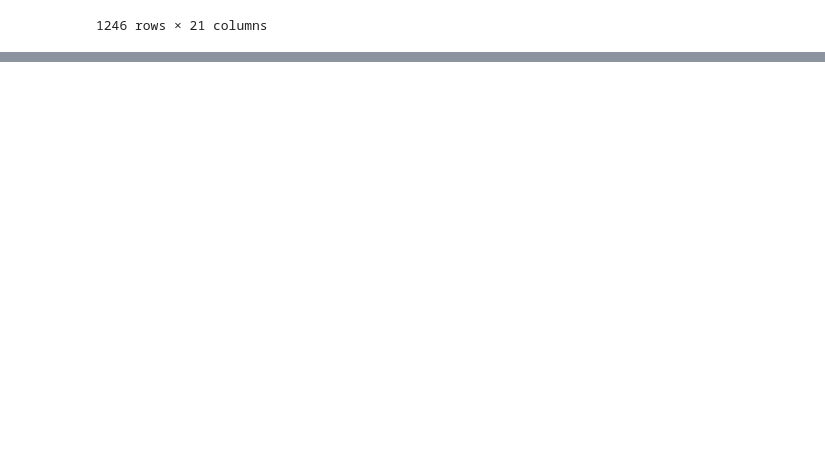
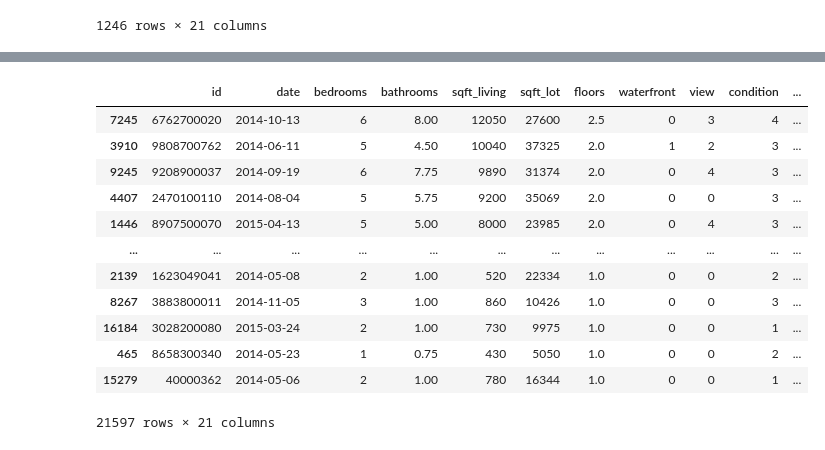
Before and after one commit to chiarab22/FinalProyect, a Jupyter notebook: Final project/python_notebook/python_questions.ipynb, the cells around one changed output, grey strips where cells are left out. Cells and saved outputs as stored; diff of their text form; code cells hidden in the pictures; blank space fills up the shorter version.

```diff
--- a/Final project/python_notebook/python_questions.ipynb
+++ b/Final project/python_notebook/python_questions.ipynb
@@ -253,0 +280,17 @@ KeyError: 1
+# %%
+#13
+dfordenado
+# %% [output]
+|  | id | date | bedrooms | bathrooms | sqft_living | sqft_lot | floors | waterfront | view | condition | ... |
+| 7245 | 6762700020 | 2014-10-13 | 6 | 8.00 | 12050 | 27600 | 2.5 | 0 | 3 | 4 | ... |
+| 3910 | 9808700762 | 2014-06-11 | 5 | 4.50 | 10040 | 37325 | 2.0 | 1 | 2 | 3 | ... |
+| 9245 | 9208900037 | 2014-09-19 | 6 | 7.75 | 9890 | 31374 | 2.0 | 0 | 4 | 3 | ... |
+| 4407 | 2470100110 | 2014-08-04 | 5 | 5.75 | 9200 | 35069 | 2.0 | 0 | 0 | 3 | ... |
+| 1446 | 8907500070 | 2015-04-13 | 5 | 5.00 | 8000 | 23985 | 2.0 | 0 | 4 | 3 | ... |
+| ... | ... | ... | ... | ... | ... | ... | ... | ... | ... | ... | ... |
+| 2139 | 1623049041 | 2014-05-08 | 2 | 1.00 | 520 | 22334 | 1.0 | 0 | 0 | 2 | ... |
+| 8267 | 3883800011 | 2014-11-05 | 3 | 1.00 | 860 | 10426 | 1.0 | 0 | 0 | 3 | ... |
+| 16184 | 3028200080 | 2015-03-24 | 2 | 1.00 | 730 | 9975 | 1.0 | 0 | 0 | 1 | ... |
+| 465 | 8658300340 | 2014-05-23 | 1 | 0.75 | 430 | 5050 | 1.0 | 0 | 0 | 2 | ... |
+| 15279 | 40000362 | 2014-05-06 | 2 | 1.00 | 780 | 16344 | 1.0 | 0 | 0 | 1 | ... |
+21597 rows × 21 columns
```
Also changed, not shown: parts of 3 cells of this notebook.
